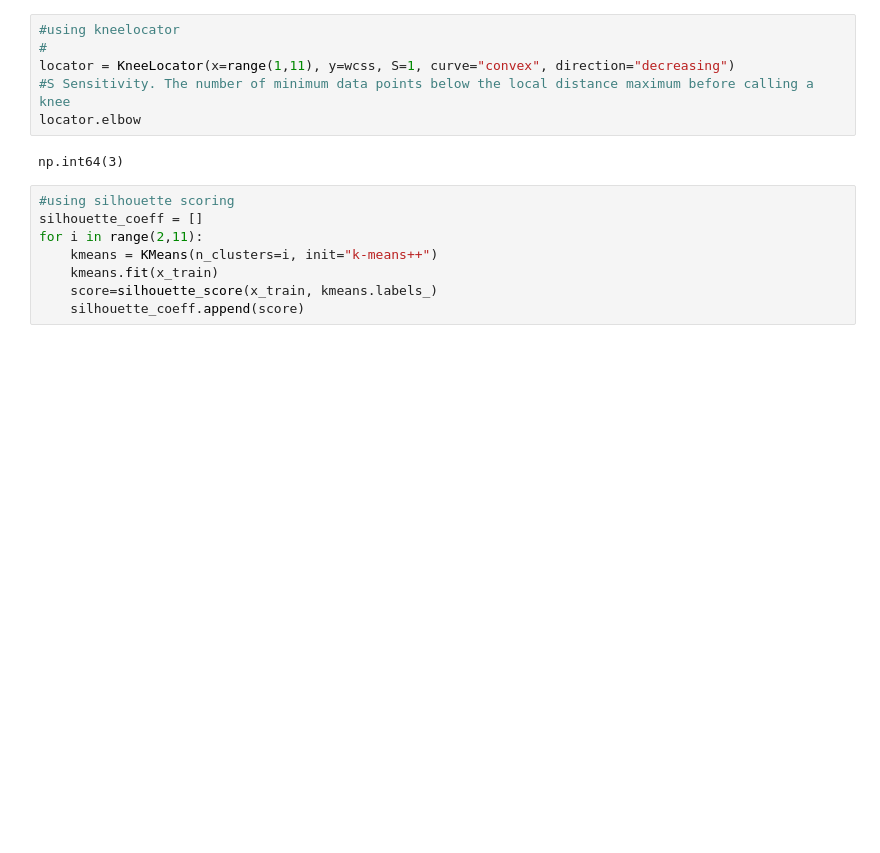
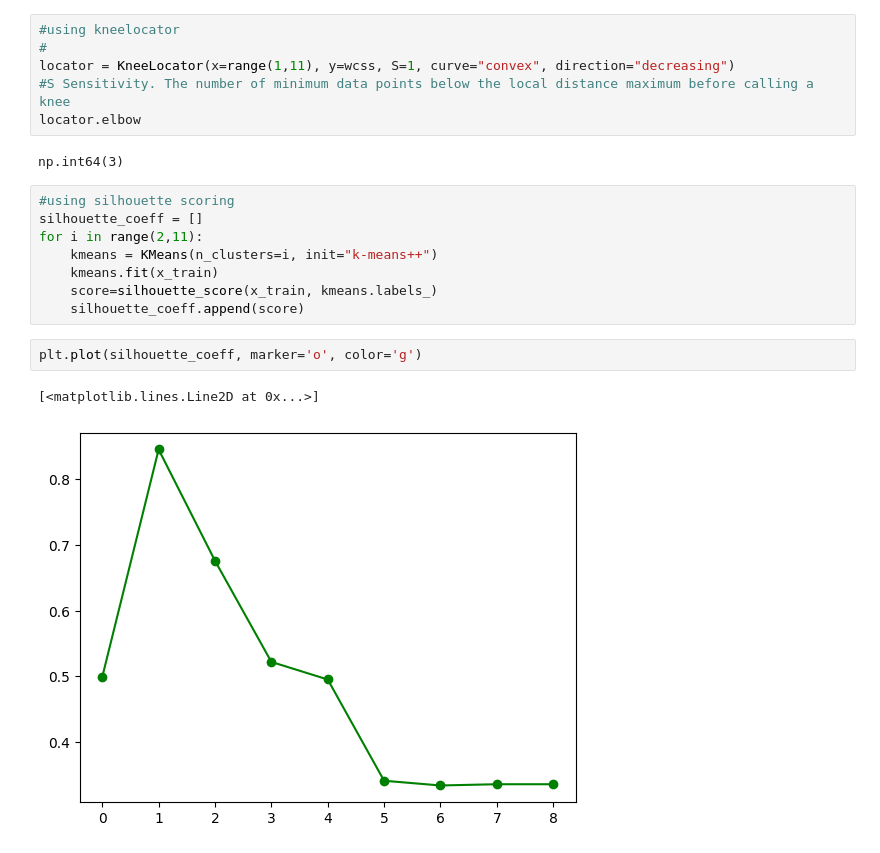
Before and after one commit to NarnindiMounica/Machine_Learning_Works, a Jupyter notebook: KMeans_Clustering/implementation.ipynb, the cells around one changed output. Saved outputs shown, nothing was run; the diff lists cells and outputs as text; blank space fills up the shorter version.

Commit message:
KMeans Clustering Using Custom Data:Silhouette Scoring Validation

```diff
--- a/KMeans_Clustering/implementation.ipynb
+++ b/KMeans_Clustering/implementation.ipynb
@@ -99,3 +99,8 @@ for i in range(2,11):
     kmeans.fit(x_train)
     score=silhouette_score(x_train, kmeans.labels_)
     silhouette_coeff.append(score)
+# %%
+plt.plot(silhouette_coeff, marker='o', color='g')
+# %% [output]
+[<matplotlib.lines.Line2D at 0x...>]
+[figure, added]
```
